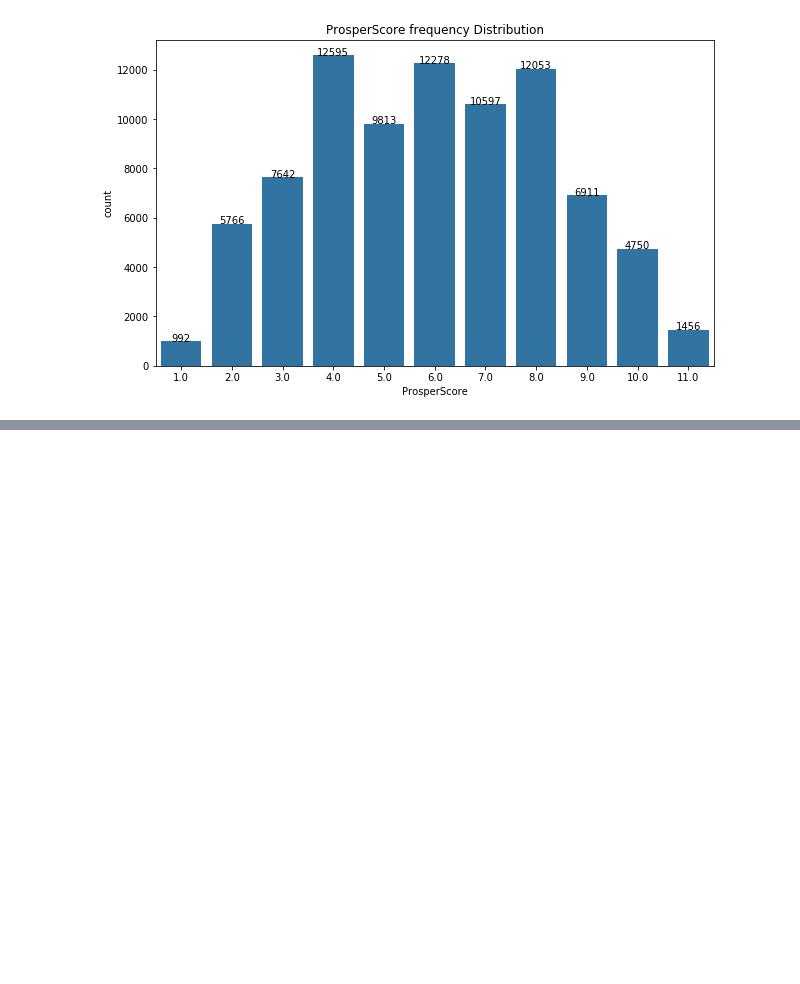
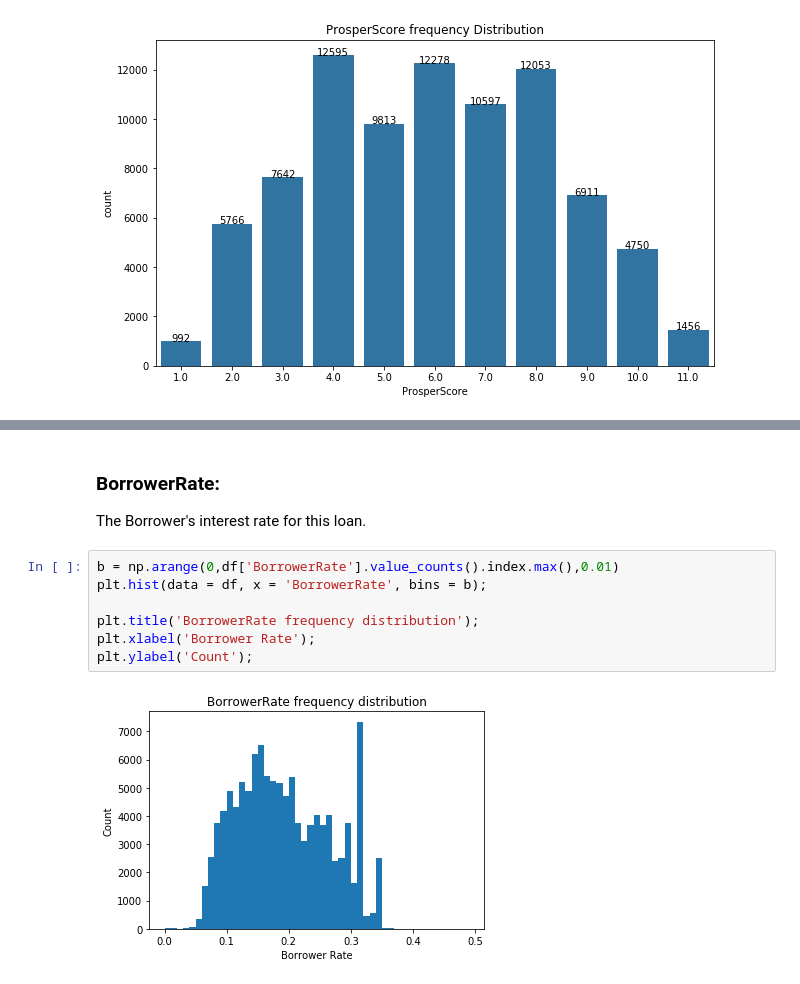
Before and after one commit to bluk16/Udacity-Data-Visualization, a Jupyter notebook: loan_data_exploration.ipynb, the cells around one changed output, grey strips where cells are left out. Saved outputs shown, nothing was run; the diff lists cells and outputs as text; blank space fills up the shorter version.

```diff
--- a/loan_data_exploration.ipynb
+++ b/loan_data_exploration.ipynb
@@ -225,0 +135,12 @@ It is unfortunate that I cannot see any trend because it is interest to see that
+# %% [markdown]
+### BorrowerRate:
+The Borrower's interest rate for this loan.
+# %%
+b = np.arange(0,df['BorrowerRate'].value_counts().index.max(),0.01)
+plt.hist(data = df, x = 'BorrowerRate', bins = b);
+
+plt.title('BorrowerRate frequency distribution');
+plt.xlabel('Borrower Rate');
+plt.ylabel('Count');
+# %% [output]
+[figure, added]
```
Also changed, not shown: parts of 43 cells of this notebook, 26 other files.
